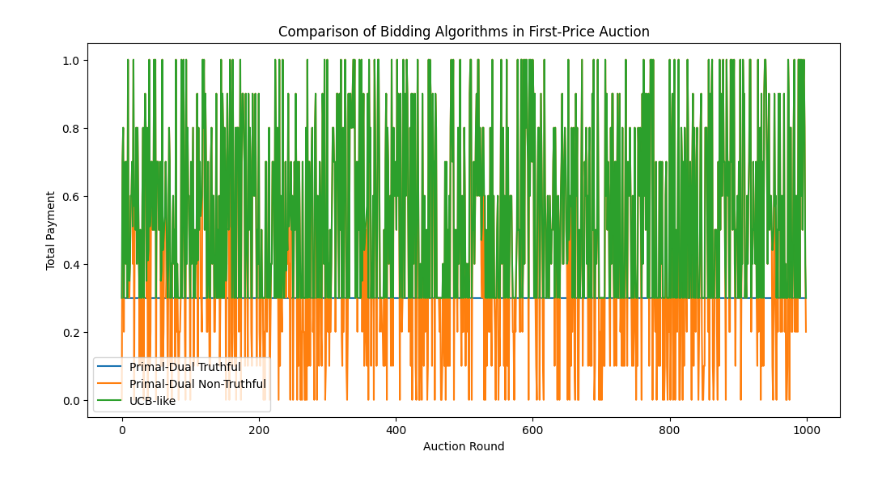
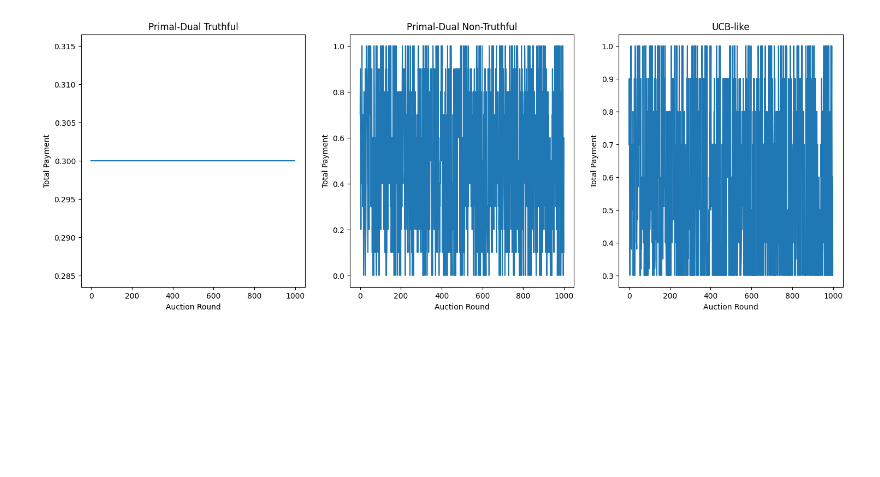
Before and after one commit to manuu1311/OLA-project, a Jupyter notebook: Deliverables/Requirement4/requirement4.ipynb, the cells around one changed output. Drawn from its saved outputs; the diff is of its cells as text; code cells hidden in the pictures; blank space fills up the shorter version.

```diff
--- a/Deliverables/Requirement4/requirement4.ipynb
+++ b/Deliverables/Requirement4/requirement4.ipynb
@@ -28,42 +28,47 @@ def simulate_auction(num_bidders, budget, T, eta, valuation, bids_set):
         bids = np.hstack((bids_truthful, bids_non_truthful, bid_ucb))
         winners, payments_per_click = auction.round(bids=bids)
 
         # Update UCB algorithm with the reward
         other_bids = np.hstack((bids_truthful, bids_non_truthful))
         my_win = int(winners==0)
         m_t = other_bids.max(axis=0)
         f_t, c_t = (valuation-m_t)*my_win, m_t*my_win
         ucb_bidders.update(f_t, c_t)
 
         # Record results
         results['truthful'].append(np.sum(bids_truthful))
         results['non_truthful'].append(np.sum(bids_non_truthful))
         results['ucb'].append(payments_per_click)
 
     return results
 
 # Set parameters and run the simulation
 num_bidders = 3
 B = 500
 T = 1000
 eta = 0.1
 my_valuation = 0.6
 available_bids = np.linspace(0,1,11)
 
 results = simulate_auction(num_bidders, B, T, eta, my_valuation, available_bids)
 
 # Plot the results
-plt.figure(figsize=(12, 6))
-plt.plot(results['truthful'], label='Primal-Dual Truthful')
-plt.plot(results['non_truthful'], label='Primal-Dual Non-Truthful')
-plt.plot(results['ucb'], label='UCB-like')
-plt.xlabel('Auction Round')
-plt.ylabel('Total Payment')
-plt.legend()
-plt.title('Comparison of Bidding Algorithms in First-Price Auction')
+fig, ax = plt.subplots(1,3, figsize=(18,6))
+ax[0].plot(results['truthful'], label='Primal-Dual Truthful')
+ax[0].set_title('Primal-Dual Truthful')
+ax[0].set_xlabel('Auction Round')
+ax[0].set_ylabel('Total Payment')
+ax[1].plot(results['non_truthful'], label='Primal-Dual Non-Truthful')
+ax[1].set_title('Primal-Dual Non-Truthful')
+ax[1].set_xlabel('Auction Round')
+ax[1].set_ylabel('Total Payment')
+ax[2].plot(results['ucb'], label='UCB-like')
+ax[2].set_title('UCB-like')
+ax[2].set_xlabel('Auction Round')
+ax[2].set_ylabel('Total Payment')
 plt.show()
 # %% [output]
-[figure, old version]
+[figure, new version]
 # %%
 # Calculate cumulative payments
 cumulative_payments_truthful = np.cumsum(results['truthful'])
```
Also changed, not shown: parts of 1 cell of this notebook, 1 other file.
